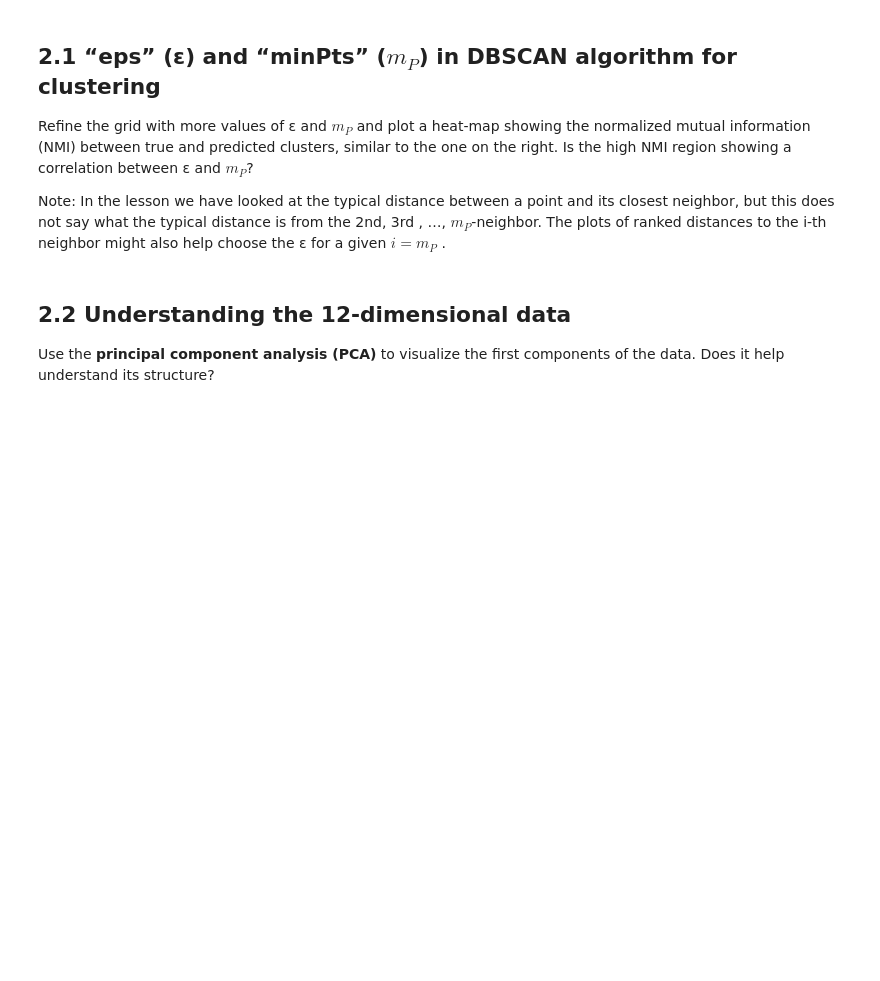
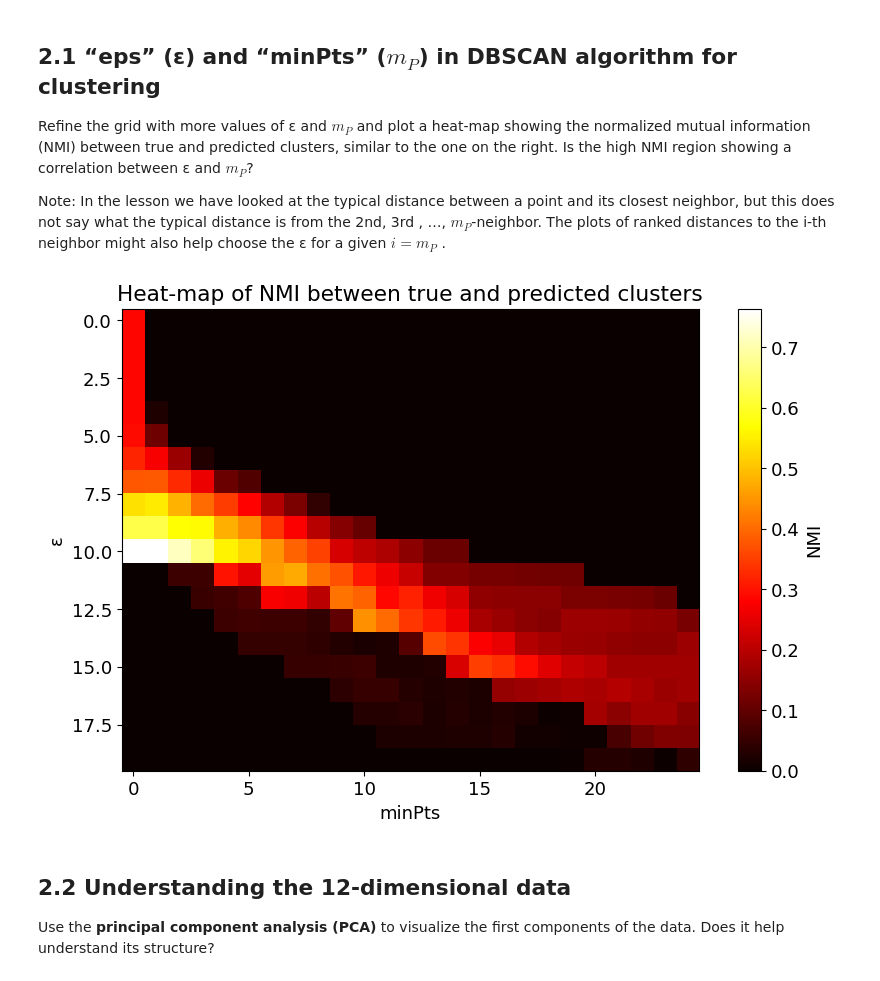
Before and after one commit to lm-schulze/LCP-Mod-B, a Jupyter notebook: Ex2/group2413_exercise2.ipynb, the cells around one changed output. Saved outputs shown, nothing was run; the diff lists cells and outputs as text; code cells hidden in the pictures; blank space fills up the shorter version.

```diff
--- a/Ex2/group2413_exercise2.ipynb
+++ b/Ex2/group2413_exercise2.ipynb
@@ -34,6 +34,12 @@ y=np.loadtxt("DATA/"+fnamey,dtype=int)
 N=len(data)
 D=len(data[0])
 print("N=",N,"  L=D=",D)
-x=data
+
+# normalize data
+mu = np.mean(data)
+std = np.std(data)
+X = (data - mu) / std
+
+print(X)
 # %% [output]
 N= 600   L=D= 12
@@ -50,6 +69,39 @@ a point and its closest neighbor, but this does not say what the
 typical distance is from the 2nd, 3rd , …, $m_P$-neighbor.
 The plots of ranked distances to the i-th neighbor might also help
 choose the ε for a given $i=m_P$ .
+# %%
+import numpy as np
+import matplotlib.pyplot as plt
+from sklearn.cluster import DBSCAN
+from sklearn.metrics.cluster import normalized_mutual_info_score
+
+# Generate grid of values for ε and minPts
+eps_values = np.linspace(0.1, 2, 20)  # Adjust range and number of values as needed
+minPts_values = range(1, 50, 2)  # Adjust range as needed
+
+# Create arrays to store NMI values
+nmi_values = np.zeros((len(eps_values), len(minPts_values)))
+
+# Run DBSCAN and compute NMI for each combination of ε and minPts
+for i, eps in enumerate(eps_values):
+    for j, minPts in enumerate(minPts_values):
+        dbscan = DBSCAN(eps=eps, min_samples=minPts)
+        predicted_labels = dbscan.fit_predict(X)
+        nmi = normalized_mutual_info_score(y, predicted_labels)  # y - the true labels
+        nmi_values[i, j] = nmi
+
+# Plot heat-map
+plt.figure(figsize=(10, 6))
+plt.imshow(nmi_values, cmap='hot')
+plt.colorbar(label='NMI')
+# plt.xticks(np.arange(len(minPts_values)), minPts_values)
+# plt.yticks(np.arange(len(eps_values)), np.round(eps_values, 2))
+plt.xlabel('minPts')
+plt.ylabel('ε')
+plt.title('Heat-map of NMI between true and predicted clusters')
+plt.show()
+# %% [output]
+[figure, added]
 # %% [markdown]
 ## 2.2 Understanding the 12-dimensional data
 Use the **principal component analysis (PCA)** to visualize the first components of the data.
```
Also changed, not shown: parts of 14 cells of this notebook.
